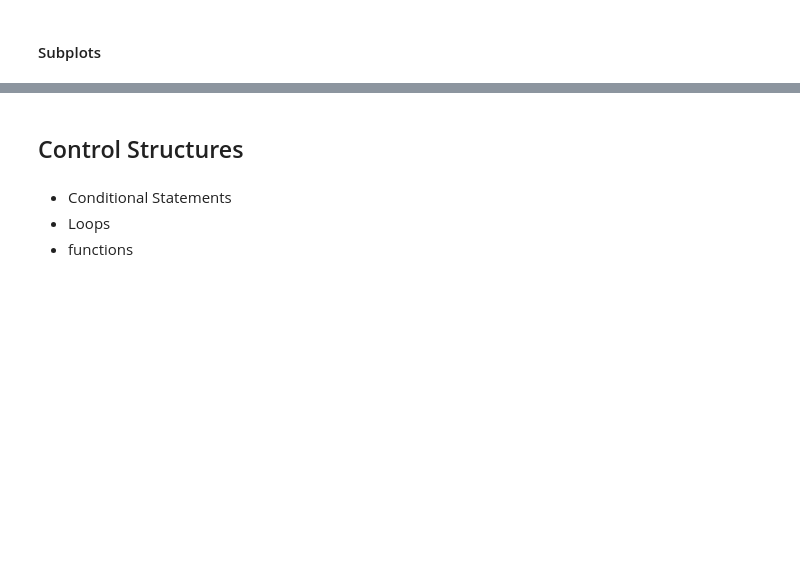
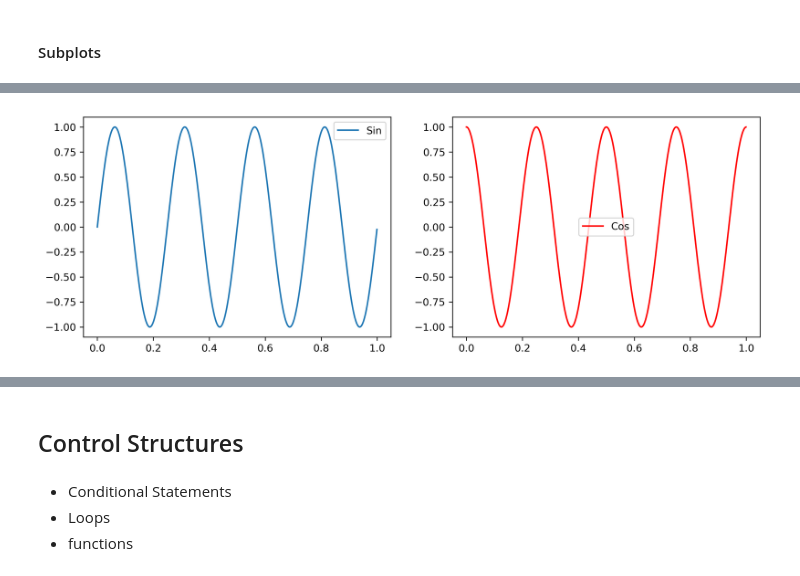
Before and after one commit to snrazavi/Machine_Learning_2018, a Jupyter notebook: 3-Python/Python_for_ML_2018.ipynb, the cells around one changed output, grey strips where cells are left out. Drawn from its saved outputs; the diff is of its cells as text; code cells hidden in the pictures; blank space fills up the shorter version.

```diff
--- a/3-Python/Python_for_ML_2018.ipynb
+++ b/3-Python/Python_for_ML_2018.ipynb
@@ -829,14 +1162,16 @@ plt.show()
 # %%
 plt.figure(figsize=(12, 4), dpi=300)
 plt.subplot(1, 2, 1)
 plt.plot(t, y1, label='Sin')
 plt.legend(loc=1)
 
 plt.subplot(1, 2, 2)
 plt.plot(t, y2, 'r', label='Cos')
-plt.legend(loc=1)
+plt.legend(loc='center')
 
 plt.show()
+# %% [output]
+[figure, added]
 # %%
 plt.figure(figsize=(12, 4), dpi=300)
 plt.subplot(1, 2, 1)
```
Also changed, not shown: parts of 136 cells of this notebook.
